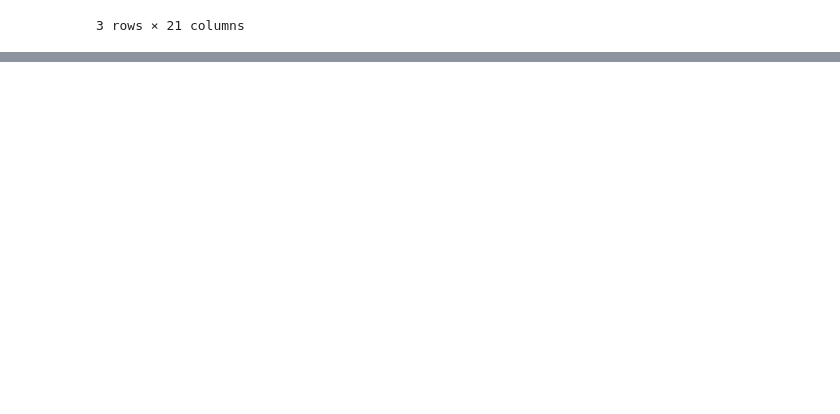
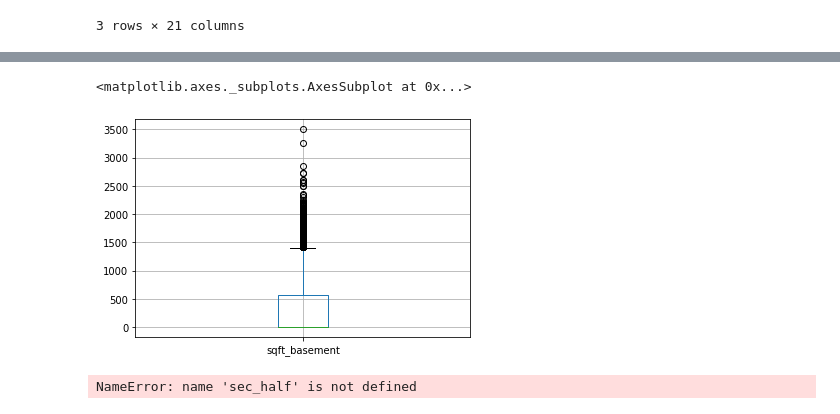
Before and after one commit to jacksonbull87/nyc-mhtn-ds-010620-lectures, a Jupyter notebook: week-6/KC_house_data/KingsCountyHousing Data.ipynb, the cells around one changed output, grey strips where cells are left out. Saved outputs shown, nothing was run; the diff lists cells and outputs as text; code cells hidden in the pictures; blank space fills up the shorter version.

```diff
--- a/week-6/KC_house_data/KingsCountyHousing Data.ipynb
+++ b/week-6/KC_house_data/KingsCountyHousing Data.ipynb
@@ -85,3 +91,18 @@ df.describe()
 | 50% | 3.902600e+09 | 4.500000e+05 | 3.000000 | 2.250000 | 1920.000000 | 7.642000e+03 | 1.500000 | 0.000000 | 0.000000 | 3.000000 | ... |
 | 75% | 7.300555e+09 | 6.450000e+05 | 4.000000 | 2.500000 | 2550.000000 | 1.072400e+04 | 2.000000 | 0.000000 | 0.000000 | 4.000000 | ... |
 | max | 9.900000e+09 | 5.570000e+06 | 33.000000 | 8.000000 | 13540.000000 | 1.651359e+06 | 3.500000 | 1.000000 | 4.000000 | 5.000000 | ... |
+# %%
+#remove bathroom outliers
+bathroom_outliers = df.loc[df['bathrooms'] >= 6].index
+df.drop(index=bathroom_outliers, inplace=True)
+# list_bathroomoutliers = list(bathroom_outliers.id)
+# list_bathroomoutliers
+# %%
+#remove bedroom outliers
+df.loc[df['bedrooms'] >= 10]
+df.drop(index=[8597,11181], inplace=True)
+# %%
+#Squarefootage
+
+# df.boxplot(column='sqft_living')
+df.drop(df[df['sqft_living'] > 8000].index, inplace = True)
@@ -87,0 +121,6 @@ df.describe()
+# %%
+#basements
+df.boxplot('sqft_basement')
+# %% [output]
+<matplotlib.axes._subplots.AxesSubplot at 0x...>
+[figure, added]
@@ -87,0 +134,4 @@ df.describe()
+# %%
+sec_half.boxplot(figsize=(15,8))
+# %% [output]
+NameError: name 'sec_half' is not defined
```
Also changed, not shown: parts of 23 cells of this notebook, 3 other files.
